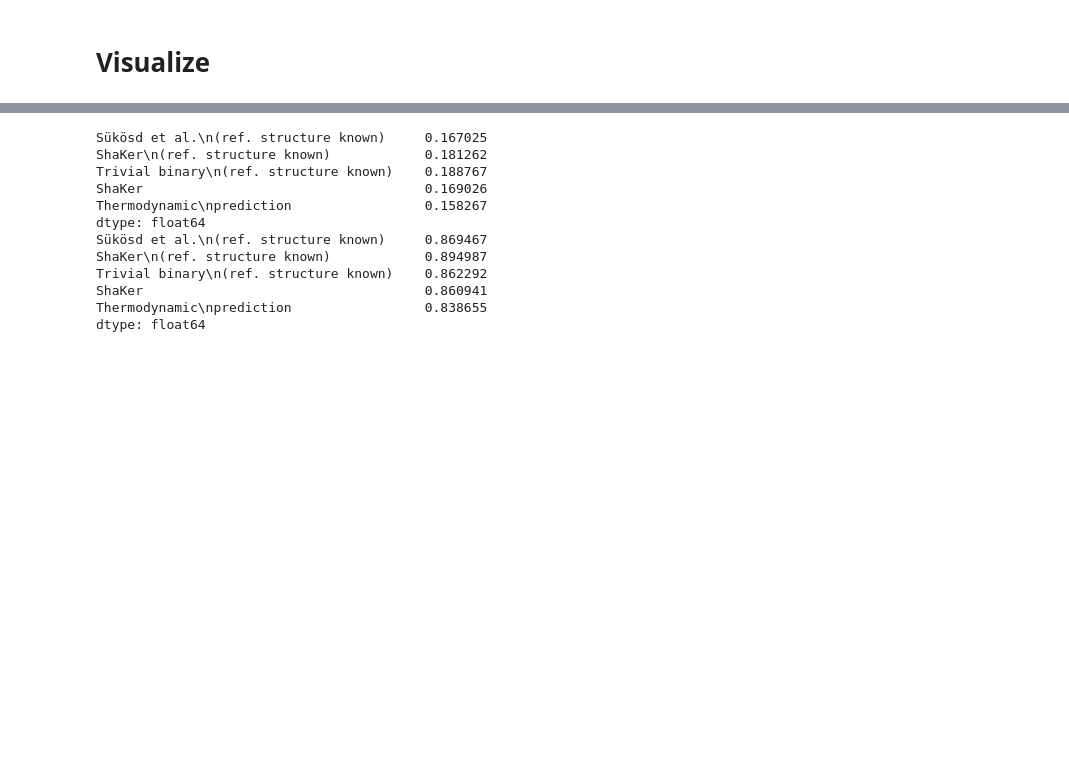
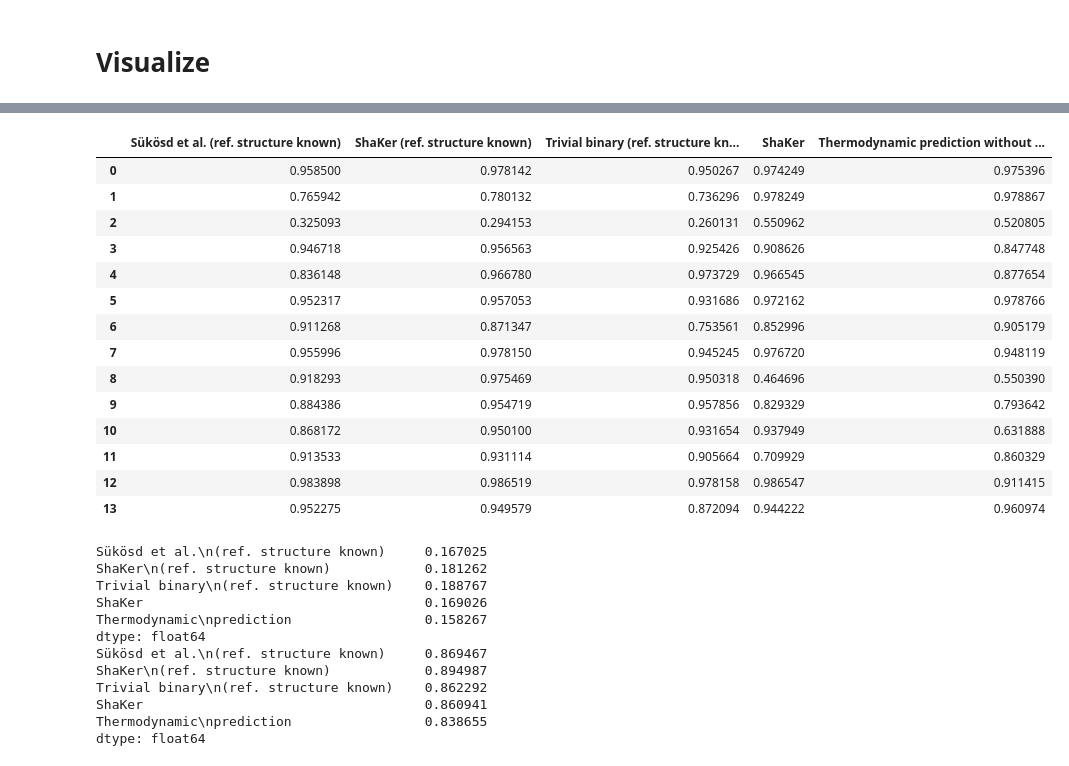
Before and after one commit to BackofenLab/ShaKer, a Jupyter notebook: notebooks/03_accessibility.ipynb, the cells around one changed output, grey strips where cells are left out. Cells and saved outputs as stored; diff of their text form; code cells hidden in the pictures; blank space fills up the shorter version.

```diff
--- a/notebooks/03_accessibility.ipynb
+++ b/notebooks/03_accessibility.ipynb
@@ -137,3 +142,23 @@ Writing TrueType font.
+# %%
+zzz = pd.read_csv("access_PAPER.csv")
+del zzz["asd"]
+zzz
+# %% [output]
+|  | Sükösd et al. (ref. structure known) | ShaKer (ref. structure known) | Trivial binary (ref. structure kn... | ShaKer | Thermodynamic prediction without ... |
+| 0 | 0.958500 | 0.978142 | 0.950267 | 0.974249 | 0.975396 |
+| 1 | 0.765942 | 0.780132 | 0.736296 | 0.978249 | 0.978867 |
+| 2 | 0.325093 | 0.294153 | 0.260131 | 0.550962 | 0.520805 |
+| 3 | 0.946718 | 0.956563 | 0.925426 | 0.908626 | 0.847748 |
+| 4 | 0.836148 | 0.966780 | 0.973729 | 0.966545 | 0.877654 |
+| 5 | 0.952317 | 0.957053 | 0.931686 | 0.972162 | 0.978766 |
+| 6 | 0.911268 | 0.871347 | 0.753561 | 0.852996 | 0.905179 |
+| 7 | 0.955996 | 0.978150 | 0.945245 | 0.976720 | 0.948119 |
+| 8 | 0.918293 | 0.975469 | 0.950318 | 0.464696 | 0.550390 |
+| 9 | 0.884386 | 0.954719 | 0.957856 | 0.829329 | 0.793642 |
+| 10 | 0.868172 | 0.950100 | 0.931654 | 0.937949 | 0.631888 |
+| 11 | 0.913533 | 0.931114 | 0.905664 | 0.709929 | 0.860329 |
+| 12 | 0.983898 | 0.986519 | 0.978158 | 0.986547 | 0.911415 |
+| 13 | 0.952275 | 0.949579 | 0.872094 | 0.944222 | 0.960974 |
 # %%
 data4=pandas.DataFrame(data2, index=index).T
 print data4.std(axis=0)
```
Also changed, not shown: parts of 3 cells of this notebook, 28 other files.
